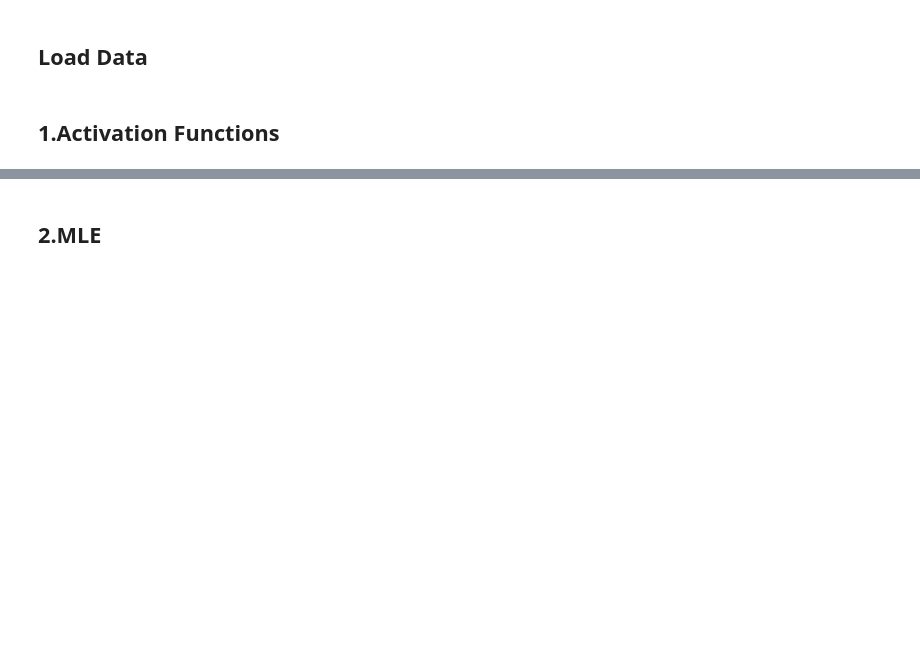
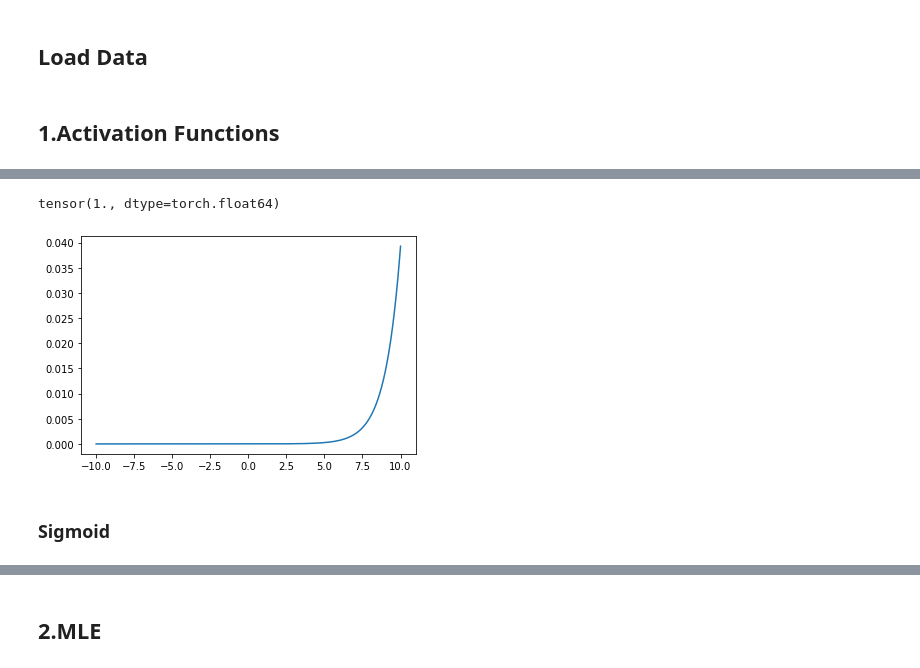
Before and after one commit to tohidabedini/from-scratch-series, a Jupyter notebook: 004_ML_Algorithms/1.Machine_Learning_Algorithms.ipynb, the cells around one changed output, grey strips where cells are left out. Drawn from its saved outputs; the diff is of its cells as text; code cells hidden in the pictures; blank space fills up the shorter version.

```diff
--- a/004_ML_Algorithms/1.Machine_Learning_Algorithms.ipynb
+++ b/004_ML_Algorithms/1.Machine_Learning_Algorithms.ipynb
@@ -43,0 +103,14 @@ https://mlfromscratch.com/neural-networks-explained/#/
+# %%
+def softmax(x):
+    return torch.exp(x)/torch.sum(torch.exp(x))
+# %%
+result, output_softmax = two_function_test(test_tensor, softmax, nn.Softmax())
+# print(result)
+# %%
+plot_array(test_np, output_softmax)
+print(output_softmax.sum())
+# %% [output]
+tensor(1., dtype=torch.float64)
+[figure, added]
+# %% [markdown]
+### Sigmoid
```
Also changed, not shown: parts of 58 cells of this notebook.
